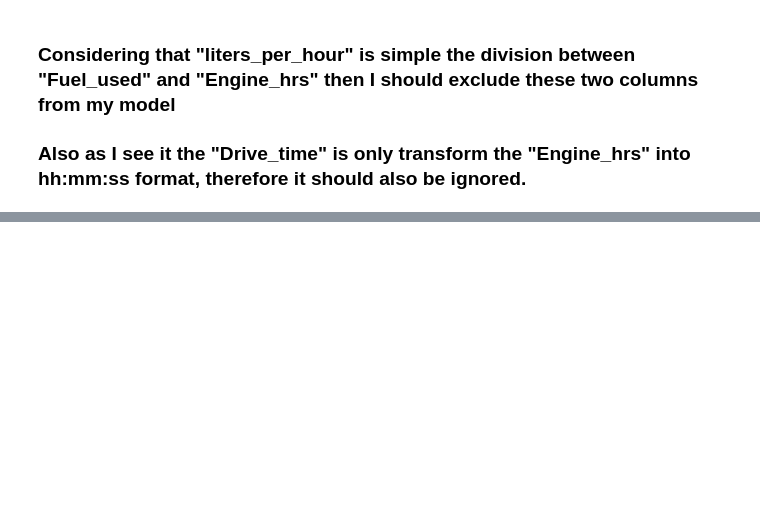
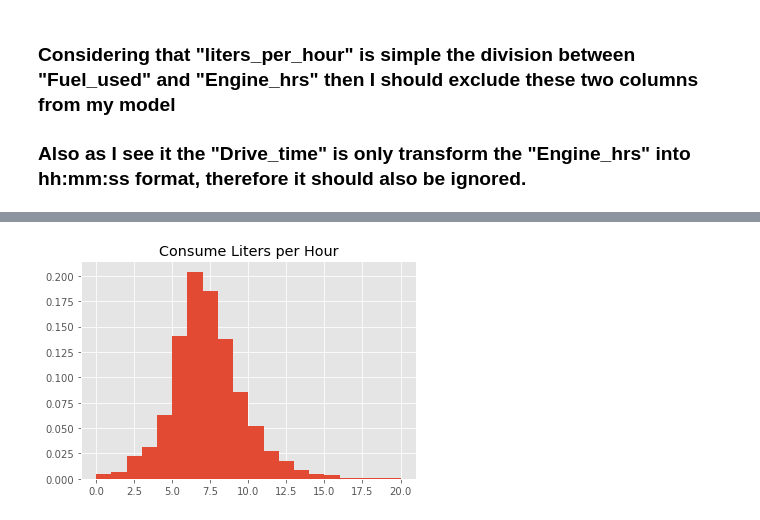
Before and after one commit to rgamerosl/capstone-project, a Jupyter notebook: cleaning_data.ipynb, the cells around one changed output, grey strips where cells are left out. Drawn from its saved outputs; the diff is of its cells as text; code cells hidden in the pictures; blank space fills up the shorter version.

```diff
--- a/cleaning_data.ipynb
+++ b/cleaning_data.ipynb
@@ -73,7 +156,10 @@ df.loc[abs(df['liters_per_hour']) > 20,'liters_per_hour'] = np.nan
 df.loc[df['liters_per_hour'] < 0,'liters_per_hour'] = np.nan
 # %%
 plt.hist(df['liters_per_hour'], density=True, bins=20)
+plt.title("Consume Liters per Hour")
 # plt.savefig('figures/histogram-liters_per_hour.png')
 plt.show()
+# %% [output]
+[figure, added]
 # %%
 df['liters_per_hour'].describe()
```
Also changed, not shown: parts of 66 cells of this notebook.
